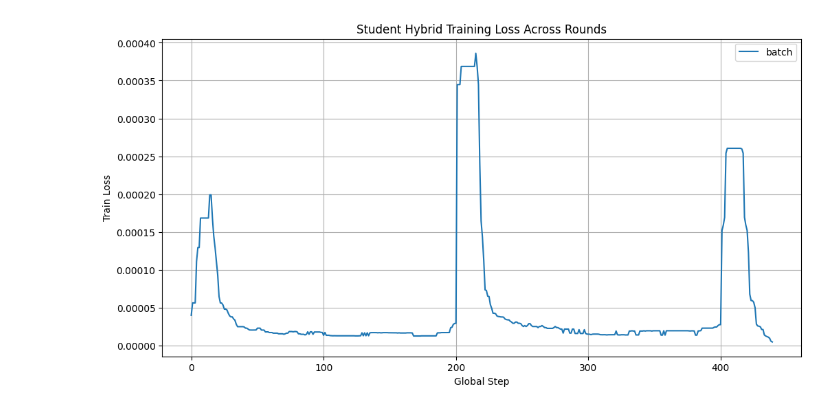
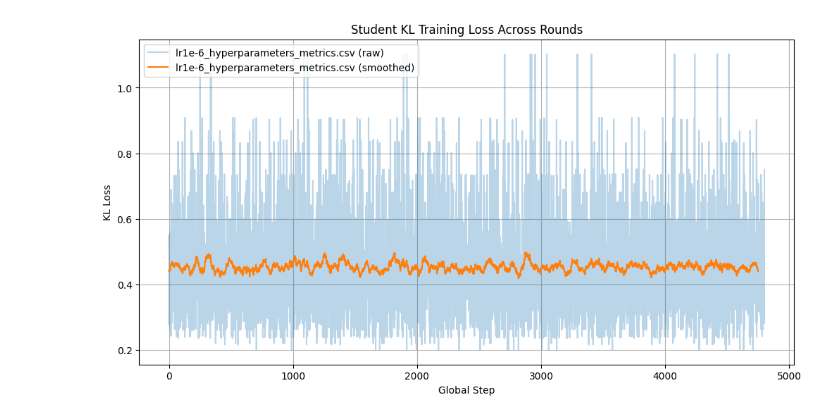
Before and after one commit to r-three/SLMensembles, a Jupyter notebook: SLM_ensembles.ipynb, the cells around one changed output. Drawn from its saved outputs; the diff is of its cells as text; code cells hidden in the pictures.

Commit message:
added requirements.txt and updated SLM notebook for dual plotting

```diff
--- a/SLM_ensembles.ipynb
+++ b/SLM_ensembles.ipynb
@@ -26,12 +46,2 @@ combined_df = pd.concat(dfs.values(), ignore_index=True)
-# %%
-# Alternatively, load a single file
-file_path = "/scratch/ssd004/scratch/klambert/slm_ensembles/csv_logs/10-06-2025/batch_metrics.csv"
-name = "batch"
-
-dfs = {}
-df = pd.read_csv(file_path)
-df["source"] = name
-dfs[name] = df
-combined_df = pd.concat(dfs.values(), ignore_index=True)
 # %%
 # Add synthetic round_num if missing
@@ -50,0 +61,11 @@ dfs[name] = df
+# %%
+for name, df in dfs.items():
+    metadata_str = df[df["metadata"].notna()]["metadata"].iloc[0]
+    metadata = ast.literal_eval(metadata_str)
+
+    print(f"\n==== METADATA FROM {name} ====")
+    print(f"Run ID String: {metadata.get('ID string', 'N/A')}")
+    print(f"Run Description: {metadata.get('Description', 'N/A')}\n")
+
+    for key, value in metadata.items():
+        print(f"{key}: {value}")
@@ -51,26 +163,28 @@ dfs[name] = df
 # %%
-# Student train loss (hybrid) over rounds
+# Student train loss (kl) over rounds
+filter_size = 51
+kernel = np.ones(filter_size) / filter_size
+
 plt.figure(figsize=(12, 6))
 
 for name, df in dfs.items():
     student_train_df = df[
         (df["role"] == "student") &
         (df["phase"] == "train") &
         (df["function"] == "compute_loss")
-    ].sort_values(by=["round_num", "step"]).reset_index(drop=True)
+    ]
 
-    student_train_df["global_step"] = range(len(student_train_df))
-    smoothed_loss = scipy.signal.medfilt(student_train_df["train_loss"], 31)
+    loss = student_train_df["train_kl_loss"].to_numpy()
+    smoothed = scipy.signal.fftconvolve(loss, kernel, mode="valid")
 
-    plt.plot(student_train_df["global_step"], smoothed_loss, label=f"{name}")
+    plt.plot(loss, alpha=0.3, label=f"{name} (raw)")
+    plt.plot(smoothed, label=f"{name} (smoothed)")
 
-plt.title("Student Hybrid Training Loss Across Rounds")
+plt.title("Student KL Training Loss Across Rounds")
 plt.xlabel("Global Step")
-plt.ylabel("Train Loss")
+plt.ylabel("KL Loss")
 plt.legend()
 plt.grid(True)
 plt.show()
-
-# TODO: add round boundary
 # %% [output]
-[figure, old version]
+[figure, new version]
```
Also changed, not shown: parts of 11 cells of this notebook, 3 other files.
